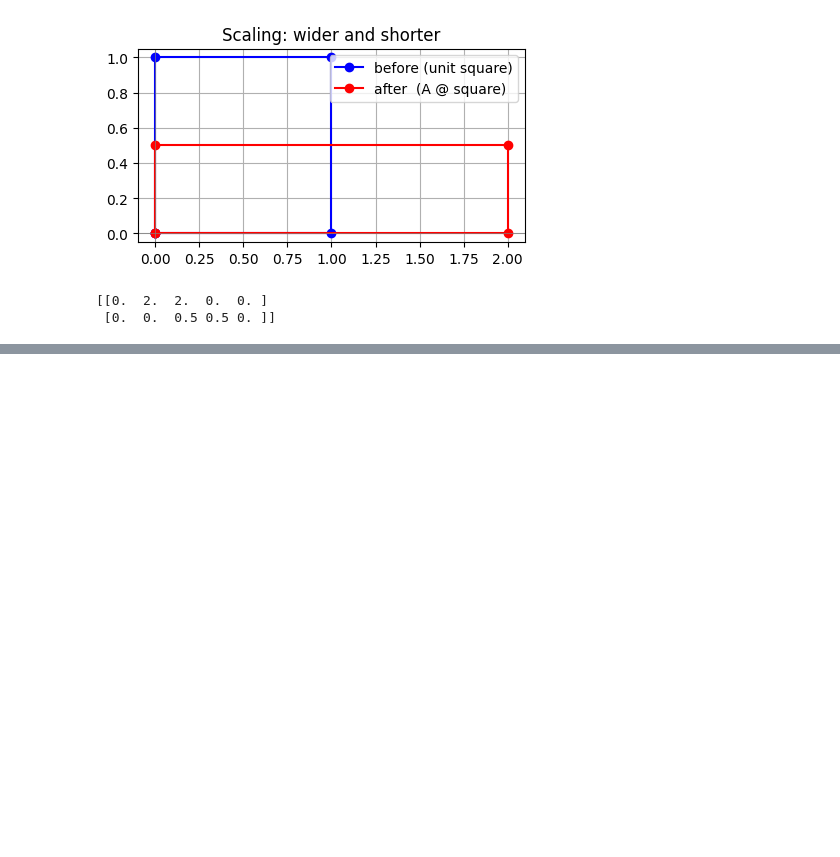
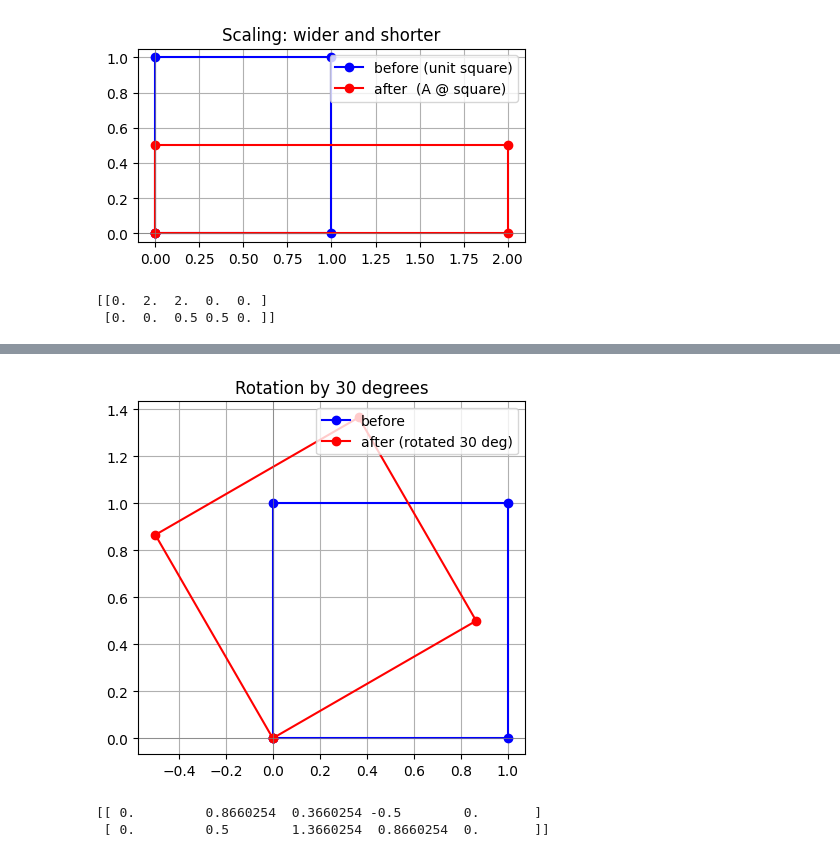
Before and after one commit to JayZeus999/Math-For-ML, a Jupyter notebook: cto-school/04a_matrices.ipynb, the cells around one changed output, grey strips where cells are left out. Cells and saved outputs as stored; diff of their text form; code cells hidden in the pictures; blank space fills up the shorter version.

Commit message:
Visualize the anticlockwise rotation matrix rotating a unit square by 30 degrees

```diff
--- a/cto-school/04a_matrices.ipynb
+++ b/cto-school/04a_matrices.ipynb
@@ -258,0 +267,21 @@ show_transform(A_scale, "Scaling: wider and shorter")
+# %%
+square = ([[0, 1, 1, 0, 0],
+           [0, 0, 1, 1, 0]])
+
+theta = np.pi / 6            # 30 degrees
+R = np.array([[np.cos(theta), -np.sin(theta)],
+              [np.sin(theta), np.cos(theta)]])
+
+out = R @ square
+plt.figure(figsize=(5, 5))
+plt.plot(square[0], square[1], "b-o", label="before")
+plt.plot(out[0],    out[1],    "r-o", label="after (rotated 30 deg)")
+plt.axhline(0, color="gray", lw=0.5); plt.axvline(0, color="gray", lw=0.5)
+plt.gca().set_aspect("equal"); plt.grid(True); plt.legend()
+plt.title("Rotation by 30 degrees")
+plt.show()
+print(out)
+# %% [output]
+[figure, added]
+[[ 0.         0.8660254  0.3660254 -0.5        0.       ]
+ [ 0.         0.5        1.3660254  0.8660254  0.       ]]
```
Also changed, not shown: parts of 2 cells of this notebook.
